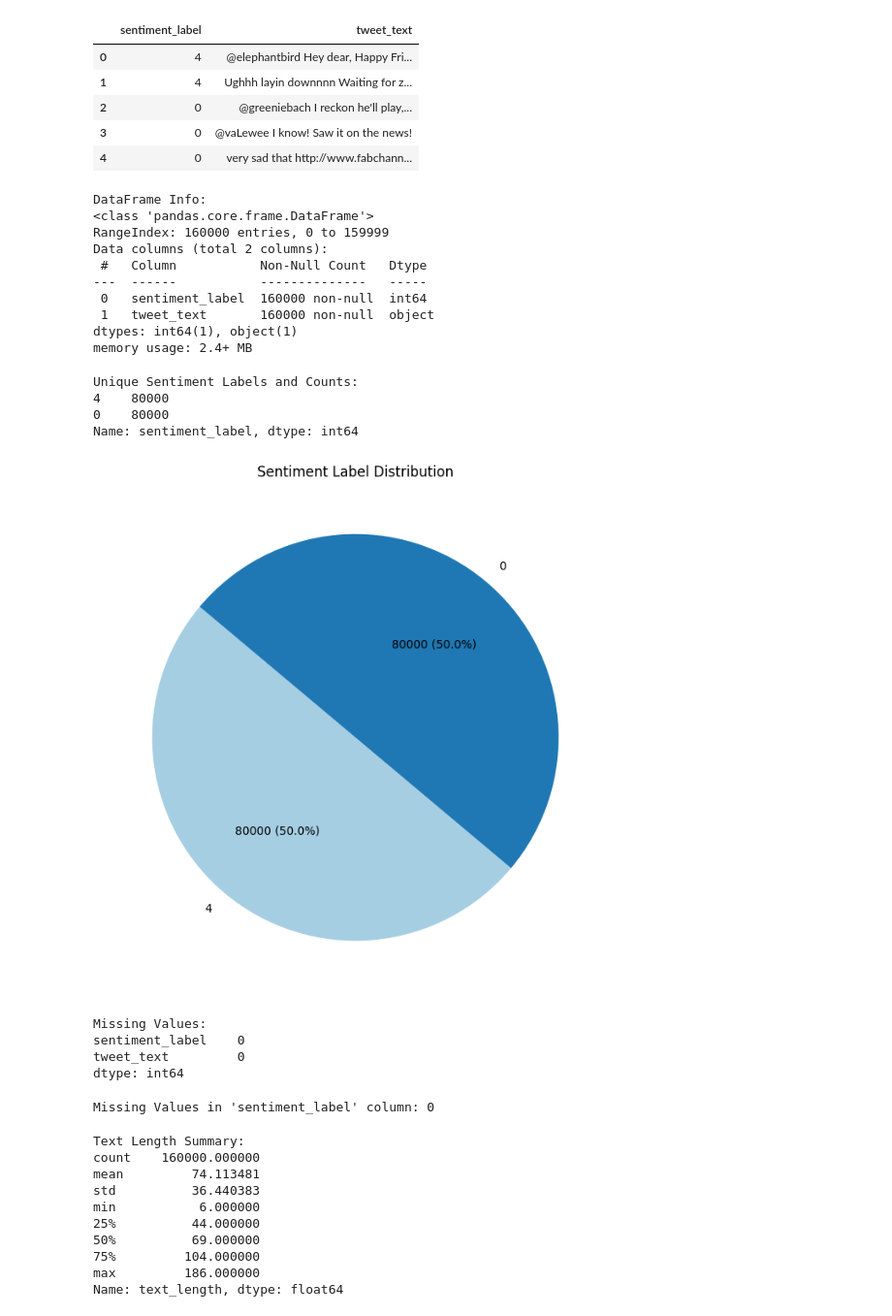
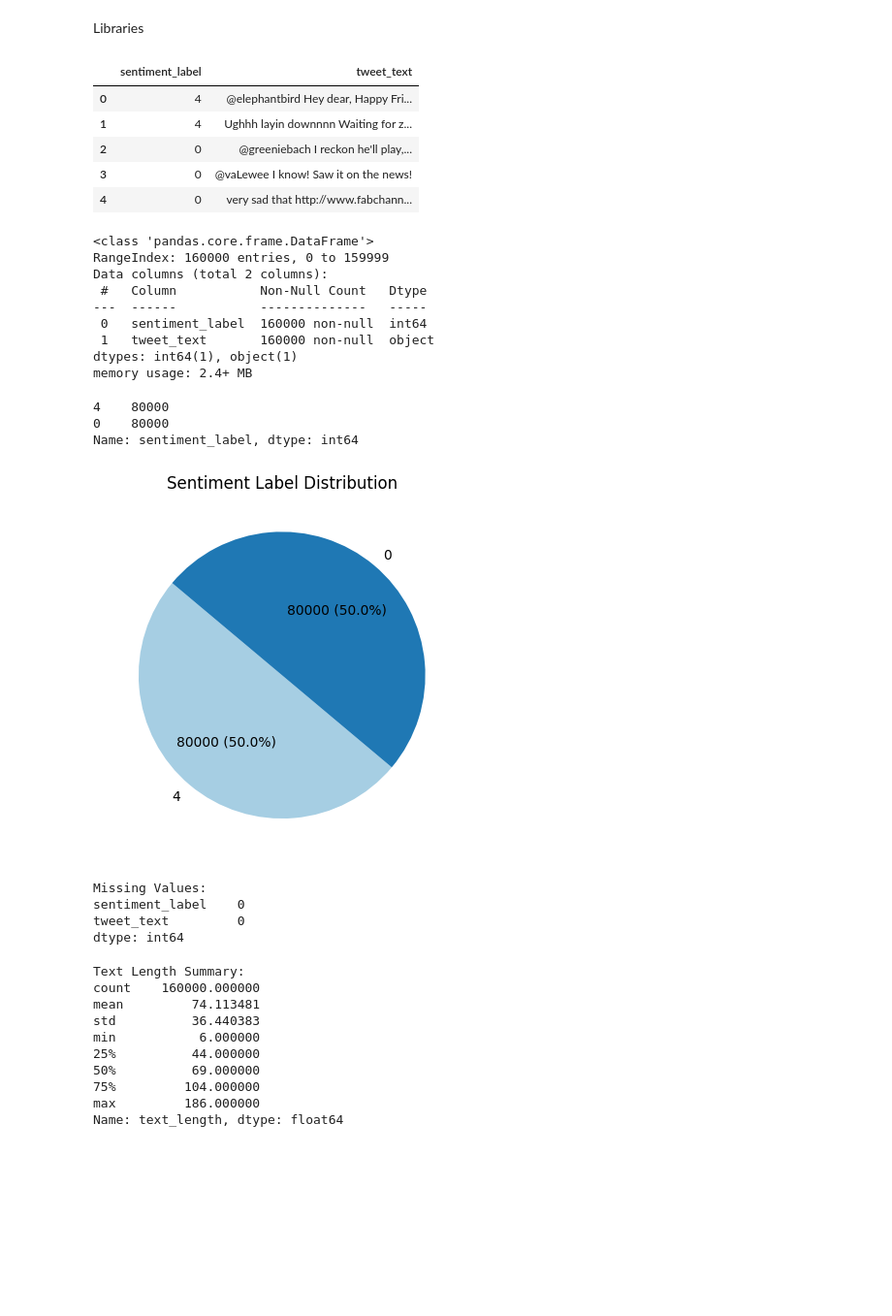
Before and after one commit to simulate111/mini-project-2-Abo, a Jupyter notebook: MIniProject2Reza.ipynb, the cells around one changed output. Shown: that part at 97% size. Drawn from its saved outputs; the diff is of its cells as text; code cells hidden in the pictures; blank space fills up the shorter version.

```diff
--- a/MIniProject2Reza.ipynb
+++ b/MIniProject2Reza.ipynb
@@ -1,2 +1,4 @@
 # %% [markdown]
 <a href="https://colab.research.google.com/github/simulate111/mini-project-2-Abo/blob/main/MIniProject2Reza.ipynb" target="_parent"><img src="https://colab.research.google.com/assets/colab-badge.svg" alt="Open In Colab"/></a>
+# %% [markdown]
+Libraries
@@ -3,17 +20,7 @@
 # %%
-import pandas as pd
-
-# Replace 'your_path' with the actual path to the file if it's not in the current working directory
 file_path = 'https://raw.githubusercontent.com/simulate111/mini-project-2-Abo/main/Sentiment140.tenPercent.sample.tweets.tsv'
-
-# Read the TSV file into a Pandas DataFrame without defining column names
 df = pd.read_csv(file_path, sep='\t', header=0)
-
-# Display the first few rows of the DataFrame
 display(df.head())
-
-# Display a concise summary of the DataFrame
-print("\nDataFrame Info:")
 df.info()
 # %% [output]
 |  | sentiment_label | tweet_text |
@@ -22,7 +29,6 @@ df.info()
 | 2 | 0 | @greeniebach I reckon he'll play,... |
 | 3 | 0 | @vaLewee I know! Saw it on the news! |
 | 4 | 0 | very sad that http://www.fabchann... |
-DataFrame Info:
 <class 'pandas.core.frame.DataFrame'>
 RangeIndex: 160000 entries, 0 to 159999
 Data columns (total 2 columns):
@@ -32,30 +38,19 @@ Data columns (total 2 columns):
  1   tweet_text       160000 non-null  object
 dtypes: int64(1), object(1)
 memory usage: 2.4+ MB
-# %%
-# Display unique values and their counts for the 'sentiment_label' column
-sentiment_label_counts = df['sentiment_label'].value_counts()
-
-# Display the result
-print("Unique Sentiment Labels and Counts:")
-print(sentiment_label_counts)
-# %% [output]
-Unique Sentiment Labels and Counts:
-4    80000
-0    80000
-Name: sentiment_label, dtype: int64
+# %%
+sentiment_label_counts = df['sentiment_label'].value_counts()
+print(sentiment_label_counts)
+# %% [output]
+4    80000
+0    80000
+Name: sentiment_label, dtype: int64
 # %%
-import matplotlib.pyplot as plt
-
-# Get unique values and their counts for the 'sentiment_label' column
 sentiment_label_counts = df['sentiment_label'].value_counts()
-
-# Plotting the pie chart with labels
-plt.figure(figsize=(8, 8))
 plt.pie(sentiment_label_counts, labels=sentiment_label_counts.index, autopct=lambda p: '{:.0f} ({:.1f}%)'.format(p * sentiment_label_counts.sum() / 100, p),
         startangle=140, colors=plt.cm.Paired.colors)
 plt.title('Sentiment Label Distribution')
 plt.show()
 # %% [output]
-[figure, old version]
+[figure, new version]
 # %%
@@ -70,12 +62,4 @@ Missing Values:
 sentiment_label    0
 tweet_text         0
 dtype: int64
-# %%
-# Check for missing values in the 'sentiment_label' column
-missing_values_sentiment = df['sentiment_label'].isnull().sum()
-
-# Display the result
-print("Missing Values in 'sentiment_label' column:", missing_values_sentiment)
-# %% [output]
-Missing Values in 'sentiment_label' column: 0
 # %%
```
Also changed, not shown: parts of 34 cells of this notebook.
